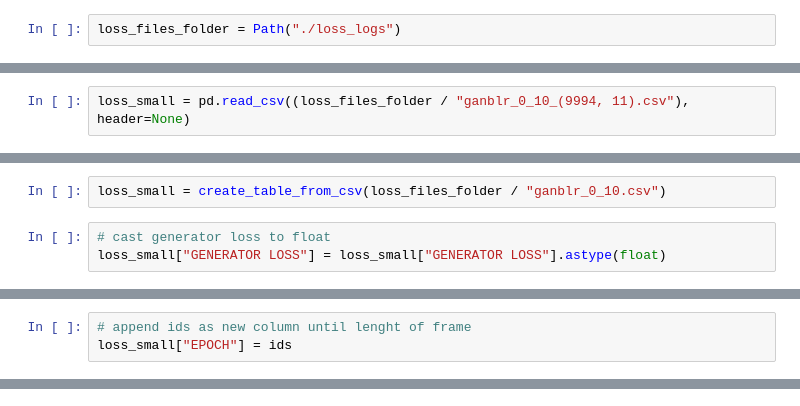
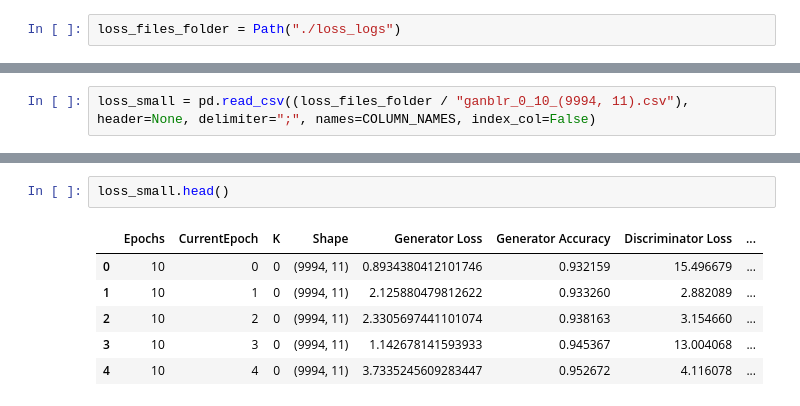
Before and after one commit to WiInfFelix/ganblr_impl, a Jupyter notebook: data_analysis.ipynb, the cells around one changed output, grey strips where cells are left out. Saved outputs shown, nothing was run; the diff lists cells and outputs as text.

```diff
--- a/data_analysis.ipynb
+++ b/data_analysis.ipynb
@@ -13,2 +16,2 @@ loss_files_folder = Path("./loss_logs")
 # %%
-loss_small = pd.read_csv((loss_files_folder / "ganblr_0_10_(9994, 11).csv"), header=None)
+loss_small = pd.read_csv((loss_files_folder / "ganblr_0_10_(9994, 11).csv"), header=None, delimiter=";", names=COLUMN_NAMES, index_col=False)
@@ -56,5 +17,0 @@ def read_in_and_transpose_by_column(frame: pd.DataFrame):
-# %%
-loss_small = create_table_from_csv(loss_files_folder / "ganblr_0_10.csv")
-# %%
-# cast generator loss to float
-loss_small["GENERATOR LOSS"] = loss_small["GENERATOR LOSS"].astype(float)
@@ -63,3 +17,0 @@ ids = list(range(0, 10)) * 3
-# %%
-# append ids as new column until lenght of frame
-loss_small["EPOCH"] = ids
@@ -71,0 +18,9 @@ sns.lineplot(x="EPOCH", y="GENERATOR LOSS", hue="SHAPE", data=loss_small)
+# %%
+loss_small.head()
+# %% [output]
+|  | Epochs | CurrentEpoch | K | Shape | Generator Loss | Generator Accuracy | Discriminator Loss | ... |
+| 0 | 10 | 0 | 0 | (9994, 11) | 0.8934380412101746 | 0.932159 | 15.496679 | ... |
+| 1 | 10 | 1 | 0 | (9994, 11) | 2.125880479812622 | 0.933260 | 2.882089 | ... |
+| 2 | 10 | 2 | 0 | (9994, 11) | 2.3305697441101074 | 0.938163 | 3.154660 | ... |
+| 3 | 10 | 3 | 0 | (9994, 11) | 1.142678141593933 | 0.945367 | 13.004068 | ... |
+| 4 | 10 | 4 | 0 | (9994, 11) | 3.7335245609283447 | 0.952672 | 4.116078 | ... |
```
Also changed, not shown: parts of 13 cells of this notebook, 40 other files.
